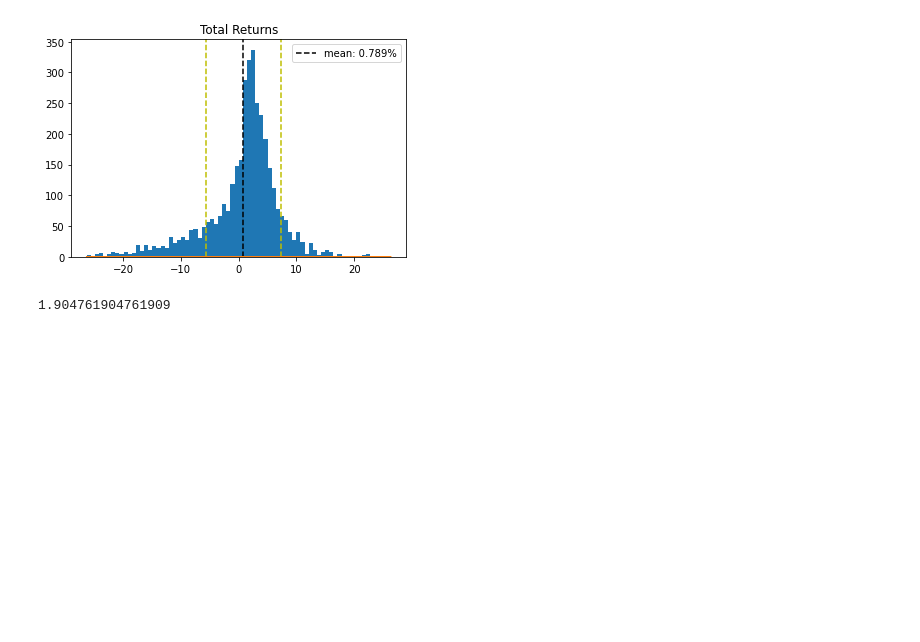
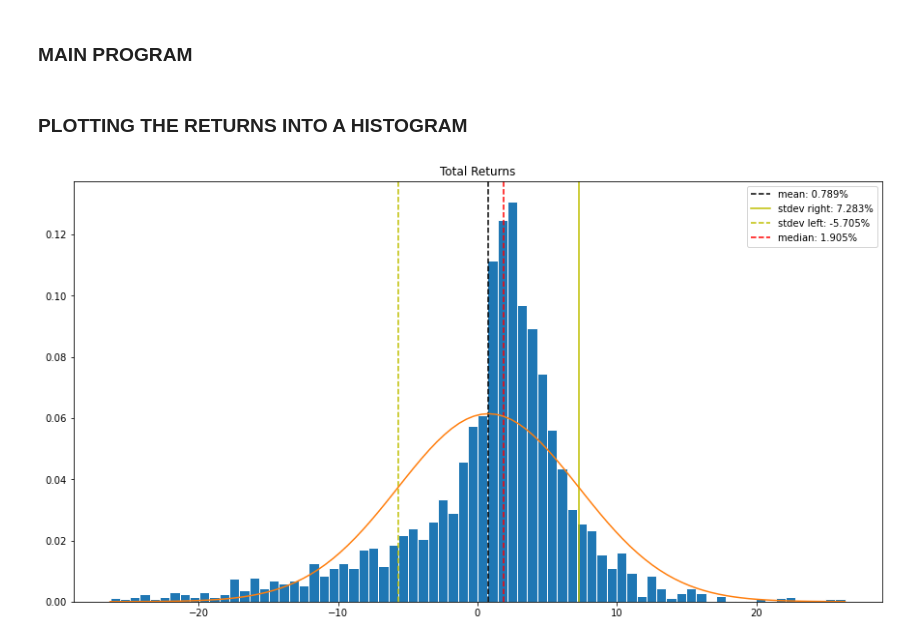
Before and after one commit to jebtrabado/Quantitative-Screener, a Jupyter notebook: MACD/MACD auto calc.ipynb, the cells around one changed output. Cells and saved outputs as stored; diff of their text form; code cells hidden in the pictures; blank space fills up the shorter version.

```diff
--- a/MACD/MACD auto calc.ipynb
+++ b/MACD/MACD auto calc.ipynb
@@ -9 +164,3 @@ import statistics as stat
+# %% [markdown]
+### MAIN PROGRAM
 # %%
@@ -62,19 +226,25 @@ sd = np.std(elements, axis=0)
 
 final_list = [x for x in tot_growth if (x > mean - 2 * sd)]
 final_list = [x for x in final_list if (x < mean + 2 * sd)]
+# %% [markdown]
+### PLOTTING THE RETURNS INTO A HISTOGRAM
 # %%
-plt.hist(final_list, bins='auto')
+# HISTOGRAM
+plt.rcParams['figure.figsize'] = 15, 8
+plt.hist(final_list, bins='auto', edgecolor='w', density= True)
 sd = stat.stdev(final_list)
 m = stat.mean(final_list)
-plt.axvline(m, color = 'k', linestyle = 'dashed', label = 'mean: ' + str(round(np.mean(final_list), 3)) + '%')
-plt.axvline(m + sd, color = 'y', linestyle = 'dashed')
-plt.axvline(m - sd, color = 'y', linestyle = 'dashed')
+plt.axvline(m, color = 'k', linestyle = 'dashed', label = 'mean: ' + str(round(m, 3)) + '%')
+plt.axvline(m + sd, color = 'y', linestyle = 'solid', label = 'stdev right: ' + str(round(m + sd, 3)) + '%')
+plt.axvline(m - sd, color = 'y', linestyle = 'dashed', label = 'stdev left: ' + str(round(m - sd, 3)) + '%')
+plt.axvline(np.median(final_list), color = 'r', linestyle = 'dashed', label = 'median: ' + str(round(np.median(final_list), 3)) + '%')
+
+# OVERLAY DISTRIBUTION CURVE
+data = np.linspace(min(final_list), max(final_list), 100)
+plt.plot(data, norm.pdf(data, m, sd));
+
 plt.title("Total Returns")
-plt.label()
-
 plt.legend()
 plt.show()
-np.median(final_list)
 # %% [output]
-[figure, old version]
+[figure, new version]
-1.904761904761909
```
Also changed, not shown: parts of 15 cells of this notebook.
